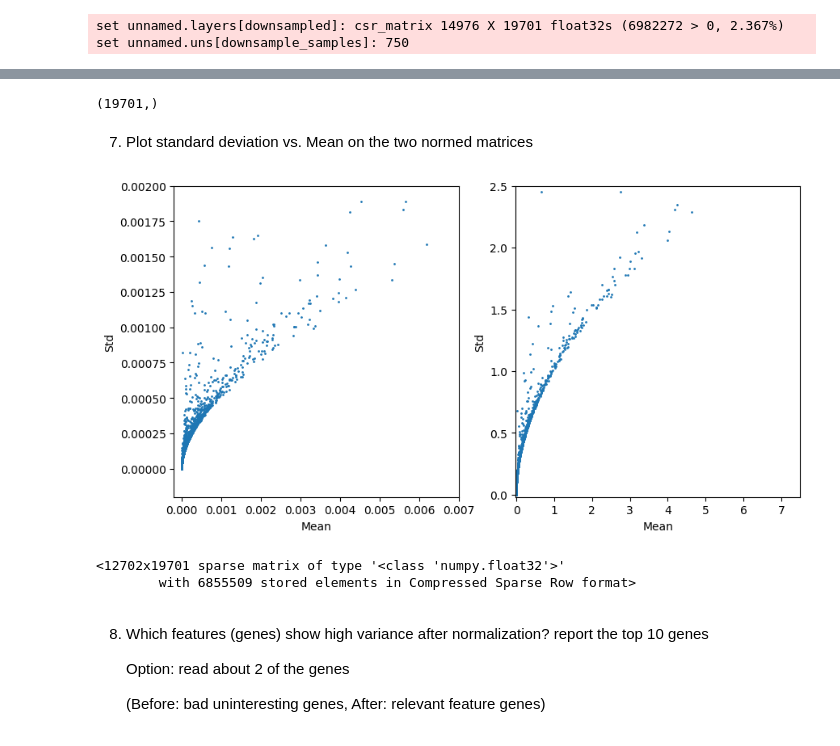
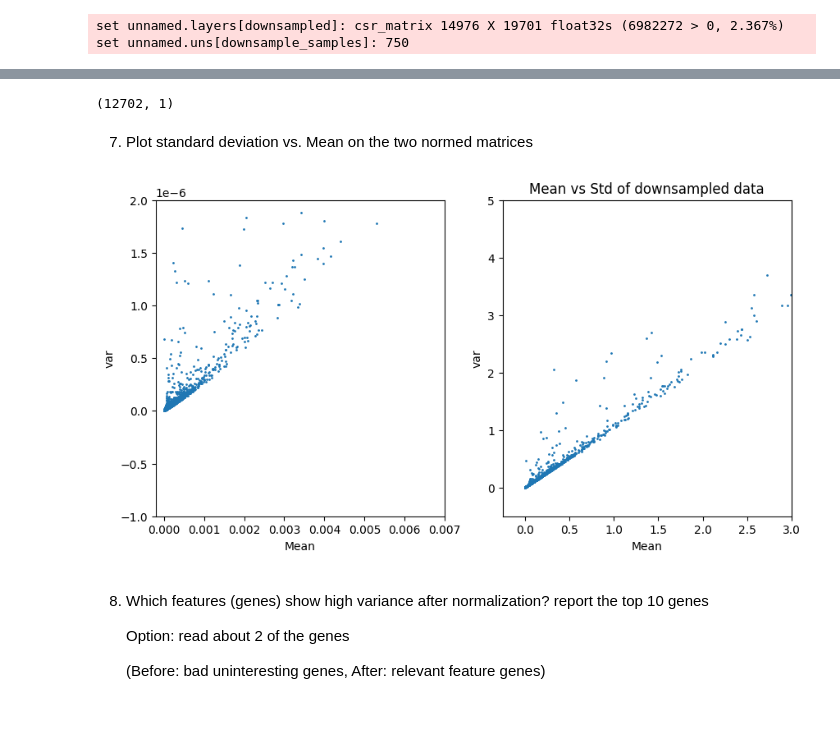
Before and after one commit to Mooguy/AIhub, a Jupyter notebook: ex-scrna/exerciseA.ipynb, the cells around one changed output, grey strips where cells are left out. Drawn from its saved outputs; the diff is of its cells as text; code cells hidden in the pictures.

```diff
--- a/ex-scrna/exerciseA.ipynb
+++ b/ex-scrna/exerciseA.ipynb
@@ -261,44 +229,40 @@ plt.ylim(0, 5)
 # %%
 #Filter data to include only cells with more than 750 umis:
 adata_filt_ds = adata_ds[adata_ds.X.sum(axis=1) > 750]
-# %%
-adata_filt_ds.layers['downsampled'].toarray().mean(axis=0).shape
-# %% [output]
-(19701,)
+# %%
+adata_filt_ds.layers['downsampled'].sum(axis=1).shape
+# %% [output]
+(12702, 1)
 # %% [markdown]
 7. Plot standard deviation vs. Mean on the two normed matrices
 # %%
 df_norm_mean = df_norm.mean(axis=0)
-df_norm_std = df_norm.std(axis=0)
+df_norm_std = df_norm.var(axis=0)
 
 adata_ds_mean = adata_filt_ds.layers['downsampled'].toarray().mean(axis=0)
-adata_ds_std = adata_filt_ds.layers['downsampled'].toarray().std(axis=0)
+adata_ds_std = adata_filt_ds.layers['downsampled'].toarray().var(axis=0)
 
 fig, ax = plt.subplots(1,2,figsize=(10, 5))
 
 #plot the mean and std of the normalized data:
 ax[0].scatter(df_norm_mean, df_norm_std, s=1)
 ax[0].set_xlabel('Mean')
-ax[0].set_ylabel('Std')
-ax[0].set_ylim(-0.0002, 0.002)
+ax[0].set_ylabel('var')
+ax[0].set_ylim(-0.000001, 0.000002)
 ax[0].set_xlim(-0.0002, 0.007)
+ax[1].set_title('Mean vs Std of normalized data')
 # ax[0].set_xscale('log')
 
 ax[1].scatter(adata_ds_mean, adata_ds_std, s=1)
 ax[1].set_xlabel('Mean')
-ax[1].set_ylabel('Std')
-ax[1].set_ylim(-0.02, 2.5)
-ax[1].set_xlim(-0.022, 7.5)
-
+ax[1].set_ylabel('var')
+ax[1].set_ylim(-0.5, 5)
+ax[1].set_xlim(-0.25, 3)
+ax[1].set_title('Mean vs Std of downsampled data')
 
 plt.show()
 # %% [output]
-[figure, old version]
+[figure, new version]
-# %%
-adata_filt_ds.layers['downsampled']
-# %% [output]
-<12702x19701 sparse matrix of type '<class 'numpy.float32'>'
-        with 6855509 stored elements in Compressed Sparse Row format>
 # %% [markdown]
 8. Which features (genes) show high variance after normalization? report the top 10 genes
 
```
Also changed, not shown: parts of 11 cells of this notebook, 10 other files.
